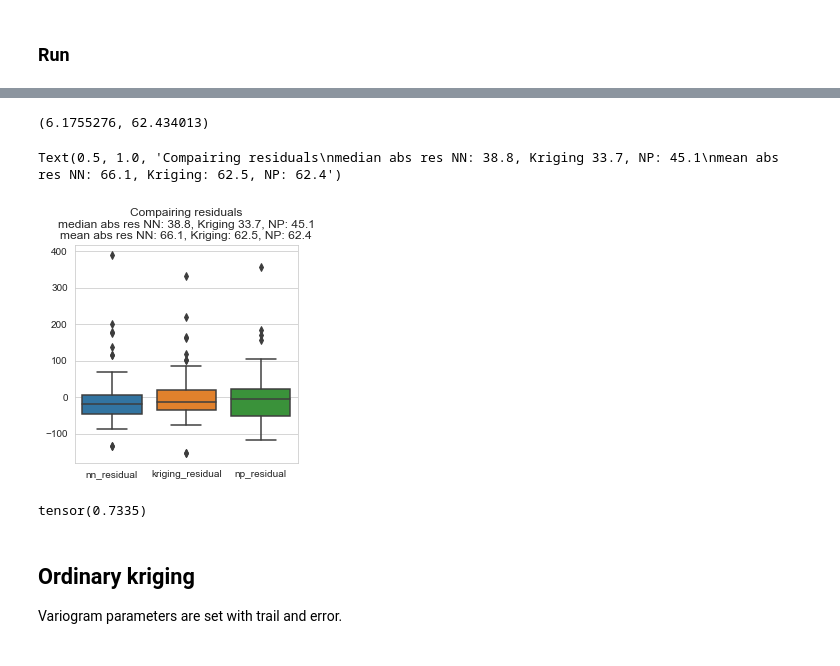
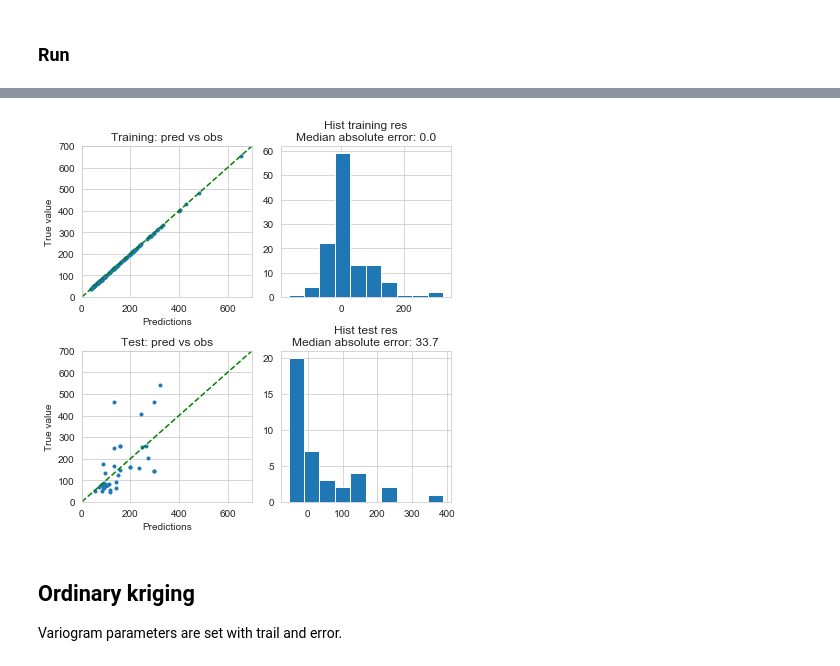
Before and after one commit to 3springs/np_vs_kriging, a Jupyter notebook: main.ipynb, the cells around one changed output, grey strips where cells are left out. Saved outputs shown, nothing was run; the diff lists cells and outputs as text; code cells hidden in the pictures.

```diff
--- a/main.ipynb
+++ b/main.ipynb
@@ -755,7 +806,7 @@ class DataSet(torch.utils.data.Dataset):
 hparams = dict(
     num_context=15,
     num_extra_target=16,
-    batch_size=20,
+    batch_size=40,
     context_in_target=False,
 )
 df_train = meuse_train[['x', 'y', 'lead']].copy()
@@ -847,0 +949,2 @@ model_np = LatentModel(2, 1,
+# %%
+model_np.load_state_dict(torch.load('outputs/checkpoint.pt'))
@@ -911,28 +977,0 @@ KeyboardInterrupt:
-# %%
-yr, y_pred, losses, extra  = test()
-meuse_test['np_residual'] = yr
-yr.mean(), np.mean(np.abs(val_loss))
-# %% [output]
-(6.1755276, 62.434013)
-# %%
-sb.set_style("whitegrid")
-plt.figure(figsize=(4,4))
-sb.boxplot(data=meuse_test[["nn_residual","kriging_residual","np_residual"]] )
-plt.title('''Compairing residuals
-median abs res NN: {:.1f}, Kriging {:.1f}, NP: {:.1f}
-mean abs res NN: {:.1f}, Kriging: {:.1f}, NP: {:.1f}'''\
-          .format(
-    np.median(np.abs(meuse_test['nn_residual'])),
-    np.median(np.abs(meuse_test['kriging_residual'])),
-    np.median(np.abs(meuse_test['np_residual'])),
-    np.mean(np.abs(meuse_test['nn_residual'])),
-    np.mean(np.abs(meuse_test['kriging_residual'])),
-    np.mean(np.abs(meuse_test['np_residual']))
-))
-# %% [output]
-Text(0.5, 1.0, 'Compairing residuals\nmedian abs res NN: 38.8, Kriging 33.7, NP: 45.1\nmean abs res NN: 66.1, Kriging: 62.5, NP: 62.4')
-[figure, removed]
-# %%
-y_pred.std()
-# %% [output]
-tensor(0.7335)
@@ -939,3 +990,32 @@ tensor(0.7335)
+# %%
+
+
+plt.figure(figsize=(6,6))
+plt.subplot(221)
+plt.plot(meuse_train['prediction'], meuse_train['lead'], '.')
+plt.title('Training: pred vs obs')
+plt.xlabel('Predictions')
+plt.ylabel('True value')
+plt.plot([0,700], [0,700], 'g--')
+plt.ylim(0,700)
+plt.xlim(0,700)
+plt.subplot(222)
+meuse_train['np_residual'].hist()
+plt.title('Hist training res\nMedian absolute error: {:.1f}'.format(np.median(np.abs(meuse_train['kriging_residual']))))
+plt.subplot(223)
+plt.plot(meuse_test['prediction'], meuse_test['lead'], '.')
+plt.plot([0,700], [0,700], 'g--')
+plt.title('Test: pred vs obs')
+plt.xlabel('Predictions')
+plt.ylabel('True value')
+plt.ylim(0,700)
+plt.xlim(0,700)
+plt.subplot(224)
+meuse_test['np_residual'].hist()
+plt.title('Hist test res\nMedian absolute error: {:.1f}'.format(np.median(np.abs(meuse_test['kriging_residual']))))
+plt.tight_layout()
+# %% [output]
+[figure, added]
 # %% [markdown]
 ## Ordinary kriging
 
```
Also changed, not shown: parts of 41 cells of this notebook, 2 other files.
